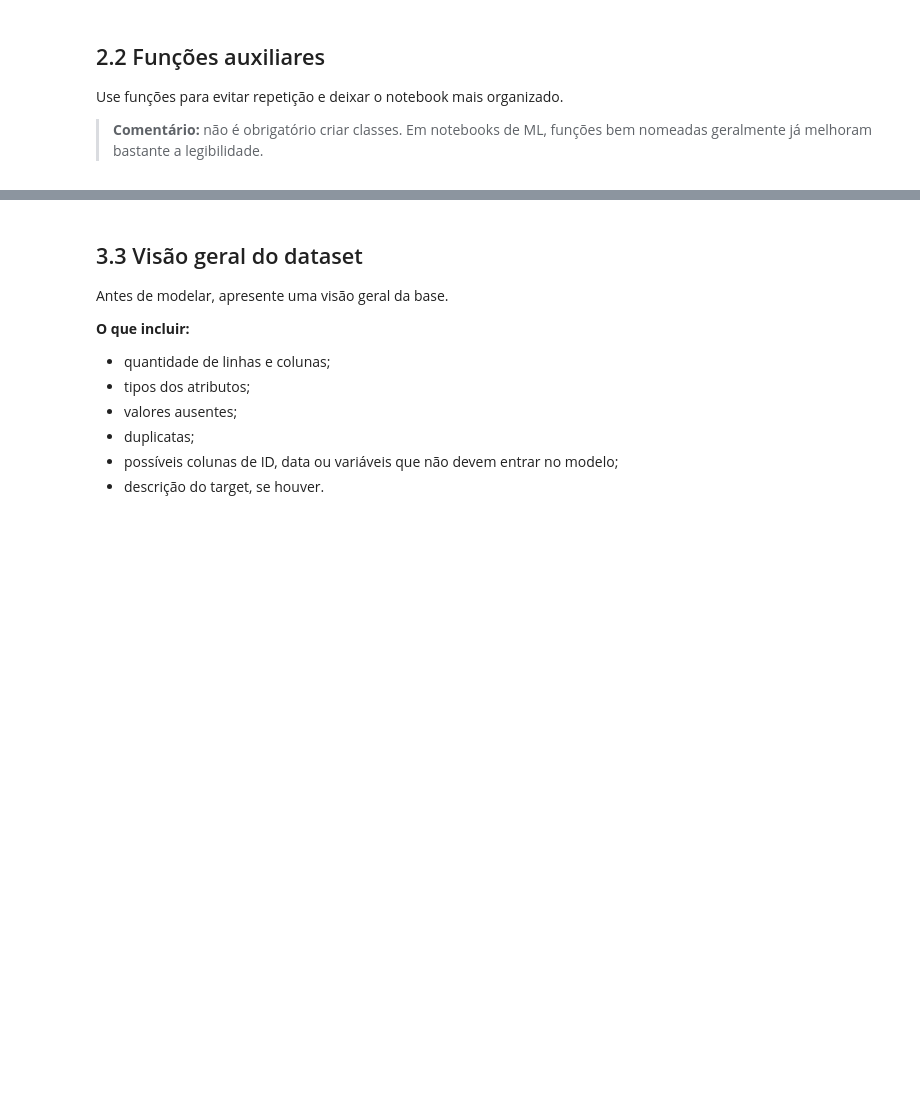
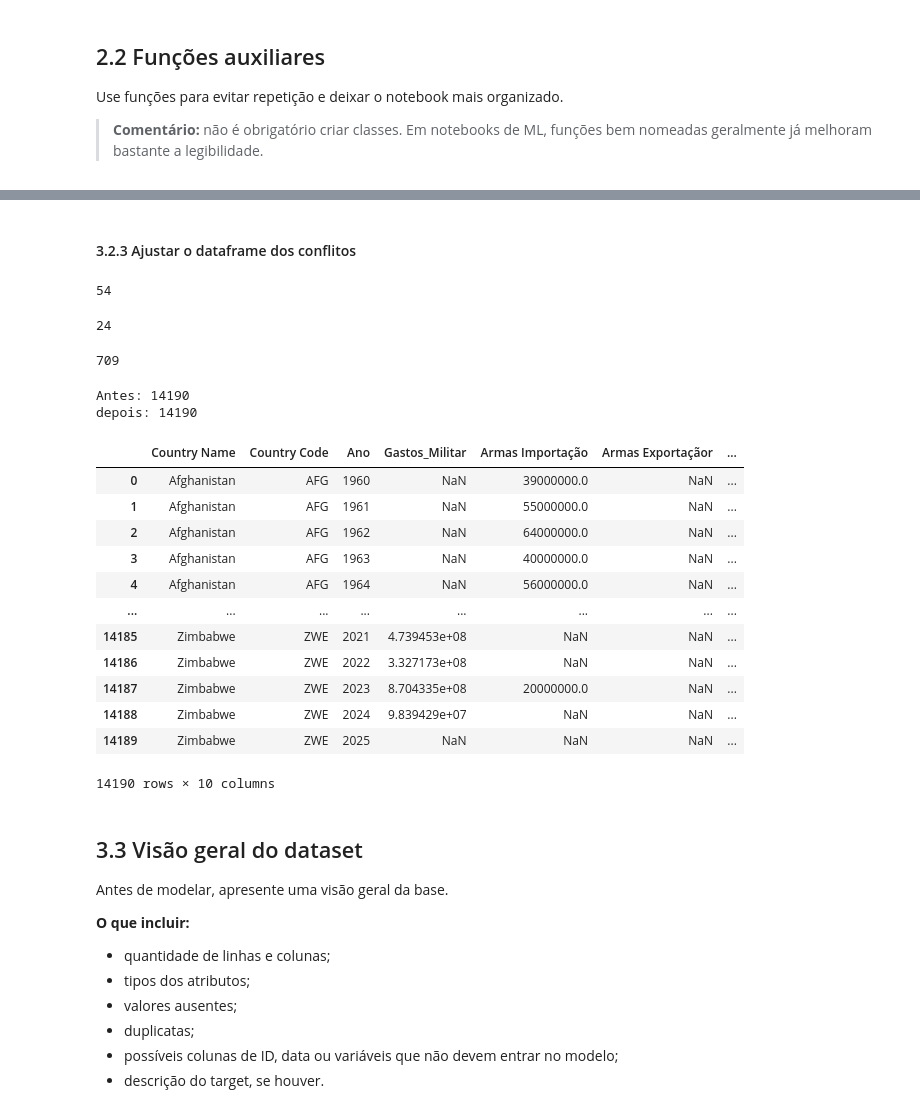
Before and after one commit to marcelastein/MVP-Classificacao_conflitos_militares, a Jupyter notebook: MVP_ML_Classificacao_de_conflitos.ipynb, the cells around one changed output, grey strips where cells are left out. Cells and saved outputs as stored; diff of their text form; code cells hidden in the pictures; blank space fills up the shorter version.

```diff
--- a/MVP_ML_Classificacao_de_conflitos.ipynb
+++ b/MVP_ML_Classificacao_de_conflitos.ipynb
@@ -261,0 +359,2 @@ df.head()
+# %% [markdown]
+#### 3.2.3 Ajustar o dataframe dos conflitos
@@ -261,0 +385,26 @@ df.head()
+# %%
+# Colocar dodos os países em uma única coluna
+df_long_conflitos = df_conflito_limpo.melt(id_vars="Ano",var_name="side",value_name="Países")
+#elimina espaço inicial no texto
+df_long_conflitos["Países"] = df_long_conflitos["Países"].str.lstrip()
+#eliminar as colunas dos paises com nan
+df_conflitos_final = df_long_conflitos.loc[df_long_conflitos["Países"].notna()]
+#excluir a coluna side
+df_conflitos_final=df_conflitos_final.drop(columns=["side"])
+
+#Eliminar linhas duplicadas, contendo as mesmas informações
+df_conflitos_final=df_conflitos_final.drop_duplicates(subset=["Ano", "Países"])
+# %% [output]
+54
+24
+# %%
+#Criar uma coluna com os códigos dos países e outra coluna conflitos
+df_conflitos_final["Country Code"] = df_conflitos_final["Países"].apply(lambda row: pycountry.countries.search_fuzzy(row)[0].alpha_3)
+#Criar a coluna "Conflito (t+1)"
+df_conflitos_final["Conflito (t+1)"] = 1
+#Eliminar a coluna Países
+df_conflitos_final=df_conflitos_final.drop(columns=["Países"])
+#Eliminar colunas duplicadas
+df_conflitos_final=df_conflitos_final.drop_duplicates(subset=["Ano", "Country Code"])
+# %% [output]
+709
@@ -262,3 +415,26 @@ df.head()
+# %%
+df_base = df_base.merge(df_conflitos_final[["Country Code", "Ano", "Conflito (t+1)"] ],on=["Country Code", "Ano"],how="left")
+
+df_base["Conflito (t+1)"] = df_base["Conflito (t+1)"].fillna(0)
+# %% [output]
+Antes: 14190
+depois: 14190
+# %%
+df_base
+# %% [output]
+|  | Country Name | Country Code | Ano | Gastos_Militar | Armas Importação | Armas Exportaçãor | ... |
+| 0 | Afghanistan | AFG | 1960 | NaN | 39000000.0 | NaN | ... |
+| 1 | Afghanistan | AFG | 1961 | NaN | 55000000.0 | NaN | ... |
+| 2 | Afghanistan | AFG | 1962 | NaN | 64000000.0 | NaN | ... |
+| 3 | Afghanistan | AFG | 1963 | NaN | 40000000.0 | NaN | ... |
+| 4 | Afghanistan | AFG | 1964 | NaN | 56000000.0 | NaN | ... |
+| ... | ... | ... | ... | ... | ... | ... | ... |
+| 14185 | Zimbabwe | ZWE | 2021 | 4.739453e+08 | NaN | NaN | ... |
+| 14186 | Zimbabwe | ZWE | 2022 | 3.327173e+08 | NaN | NaN | ... |
+| 14187 | Zimbabwe | ZWE | 2023 | 8.704335e+08 | 20000000.0 | NaN | ... |
+| 14188 | Zimbabwe | ZWE | 2024 | 9.839429e+07 | NaN | NaN | ... |
+| 14189 | Zimbabwe | ZWE | 2025 | NaN | NaN | NaN | ... |
+14190 rows × 10 columns
 # %% [markdown]
 ## 3.3 Visão geral do dataset
 
```
Also changed, not shown: parts of 36 cells of this notebook.
